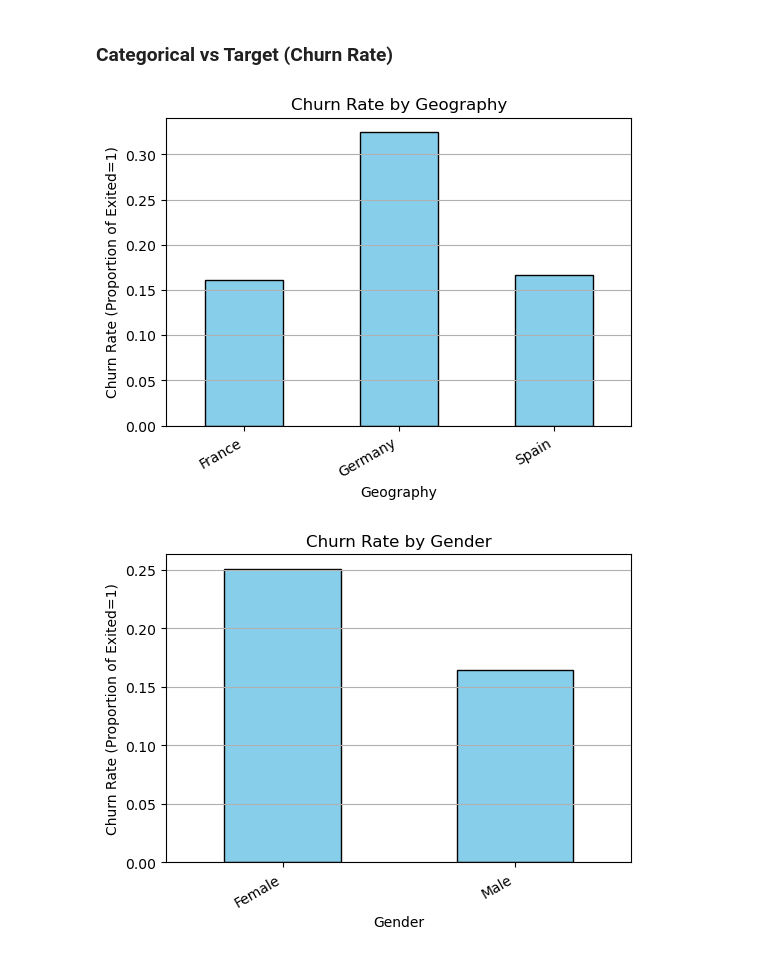
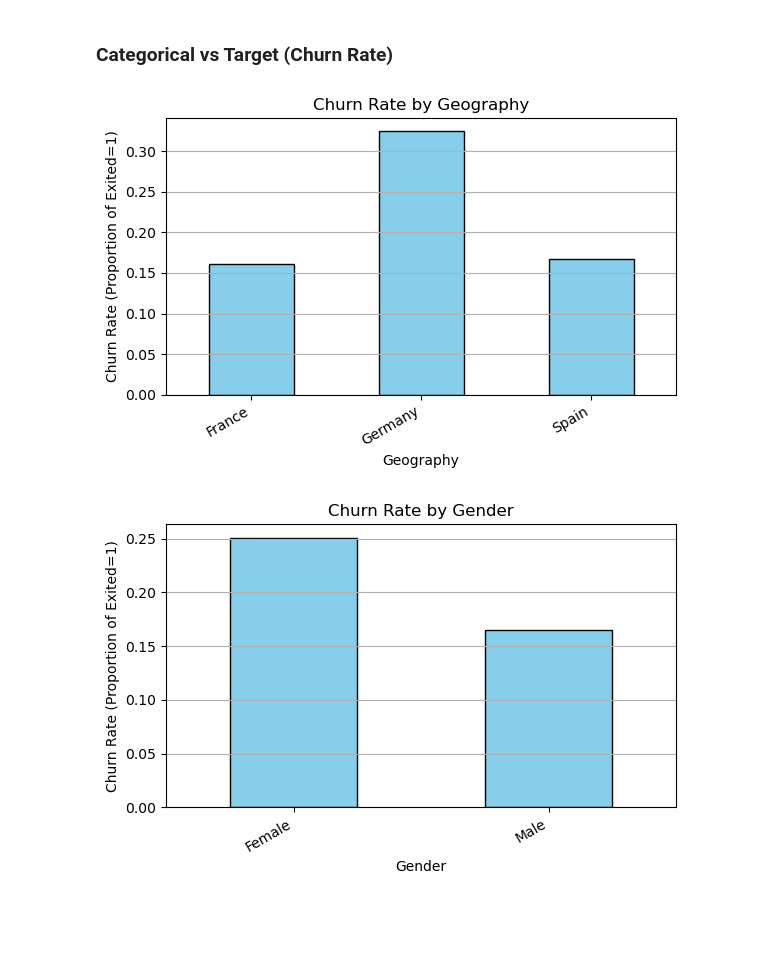
Before and after one commit to Sicheng115/CustomerChurn, a Jupyter notebook: customerChurn.ipynb, the cells around one changed output. Drawn from its saved outputs; the diff is of its cells as text; code cells hidden in the pictures; blank space fills up the shorter version.

```diff
--- a/customerChurn.ipynb
+++ b/customerChurn.ipynb
@@ -136,8 +142,8 @@ for col in numeric_cols:
     plt.figure(figsize=(6,4))
     sns.boxplot(x=df[col])
     plt.title(f'Boxplot of {col}')
+    plt.tight_layout()
+    save_path = ASSETS_DIR / f"boxplot_{slugify(col)}.png"
+    plt.savefig(save_path, bbox_inches='tight')
     plt.show()
-
-
-plt.savefig('output.png')
 # %% [output]
@@ -187,5 +192,8 @@ for col in num_cols:
     plt.xlabel(col)
     plt.ylabel('Frequency')
     plt.grid(True)
+    plt.tight_layout()
+    save_path = ASSETS_DIR / f"hist_{slugify(col)}.png"
+    plt.savefig(save_path, bbox_inches='tight')
     plt.show()
 # %% [output]
@@ -200,7 +208,6 @@ for col in num_cols:
 # %% [markdown]
 ### Categorical Features - Bar Chart
 # %%
-
 for col in cat_cols:
     plt.figure(figsize=(6, 4))
     df[col].value_counts().plot(kind='bar')
@@ -209,5 +216,8 @@ for col in cat_cols:
     plt.ylabel('Count')
     plt.grid(axis='y')
     plt.xticks(rotation=30, ha='right')
+    plt.tight_layout()
+    save_path = ASSETS_DIR / f"bar_{slugify(col)}.png"
+    plt.savefig(save_path, bbox_inches='tight')
     plt.show()
 # %% [output]
@@ -230,5 +240,8 @@ for col in num_cols:
     plt.xlabel('Exited (0 = Stayed, 1 = Churned)')
     plt.ylabel(col)
     plt.grid(True)
+    plt.tight_layout()
+    save_path = ASSETS_DIR / f"{slugify(col)}_vs_{slugify(target_col)}.png"
+    plt.savefig(save_path, bbox_inches='tight')
     plt.show()
 # %% [output]
@@ -243,16 +256,19 @@ for col in num_cols:
 # %%
 cat_cols = ['Geography', 'Gender', 'HasCrCard', 'IsActiveMember']
 
 for col in cat_cols:
     churn_rate = df.groupby(col)['Exited'].mean()  # The average value is the churn rate
     plt.figure(figsize=(6, 4))
     churn_rate.plot(kind='bar', color='skyblue', edgecolor='black')
     plt.title(f'Churn Rate by {col}')
     plt.ylabel('Churn Rate (Proportion of Exited=1)')
     plt.xlabel(col)
     plt.grid(axis='y')
     plt.xticks(rotation=30, ha='right')
+    plt.tight_layout()
+    save_path = ASSETS_DIR / f"churn_rate_by_{slugify(col)}.png"
+    plt.savefig(save_path, bbox_inches='tight')
     plt.show()
 # %% [output]
-[figure, old version]
+[figure, new version]
-[figure, old version]
+[figure, new version]
```
Also changed, not shown: parts of 9 cells of this notebook, 27 other files.
